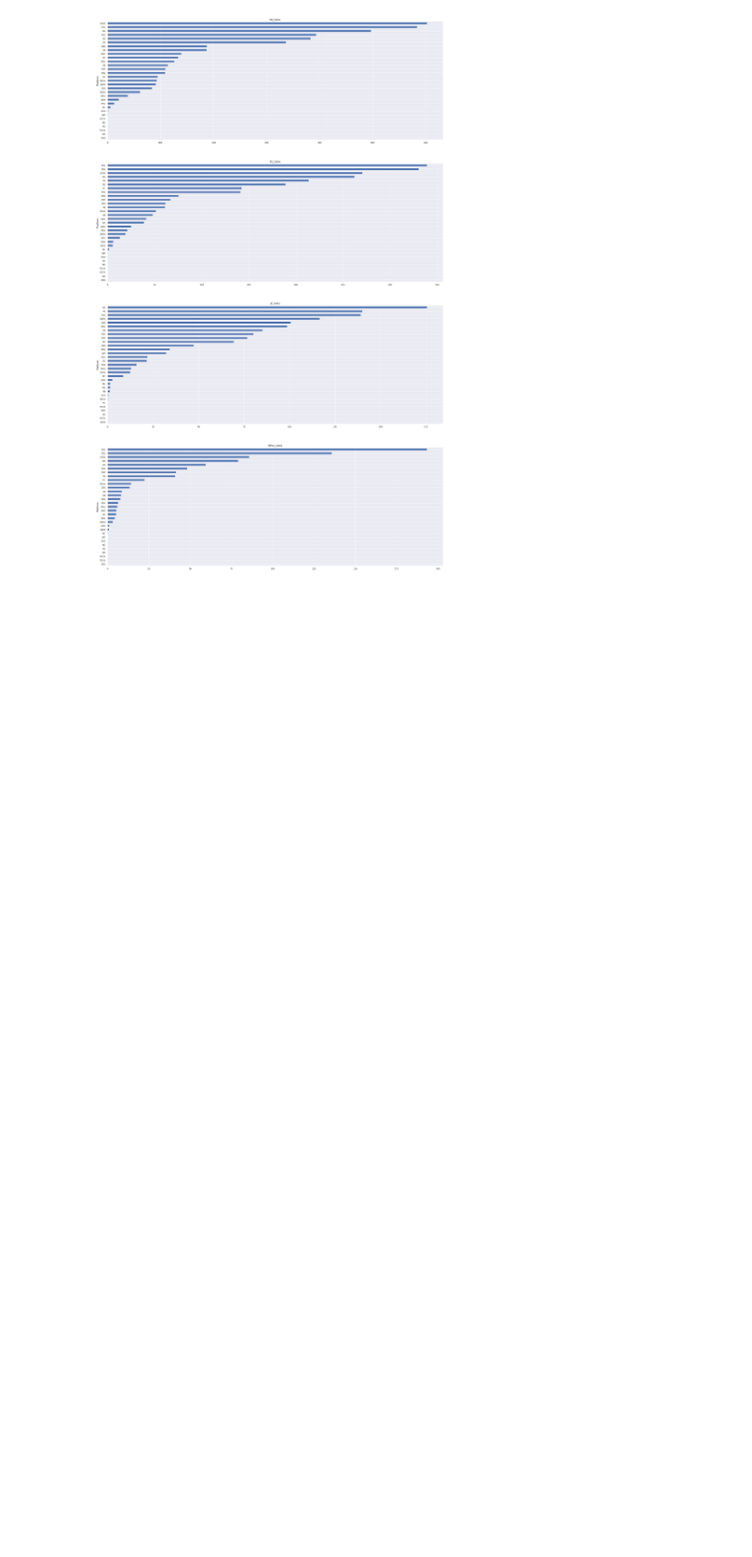
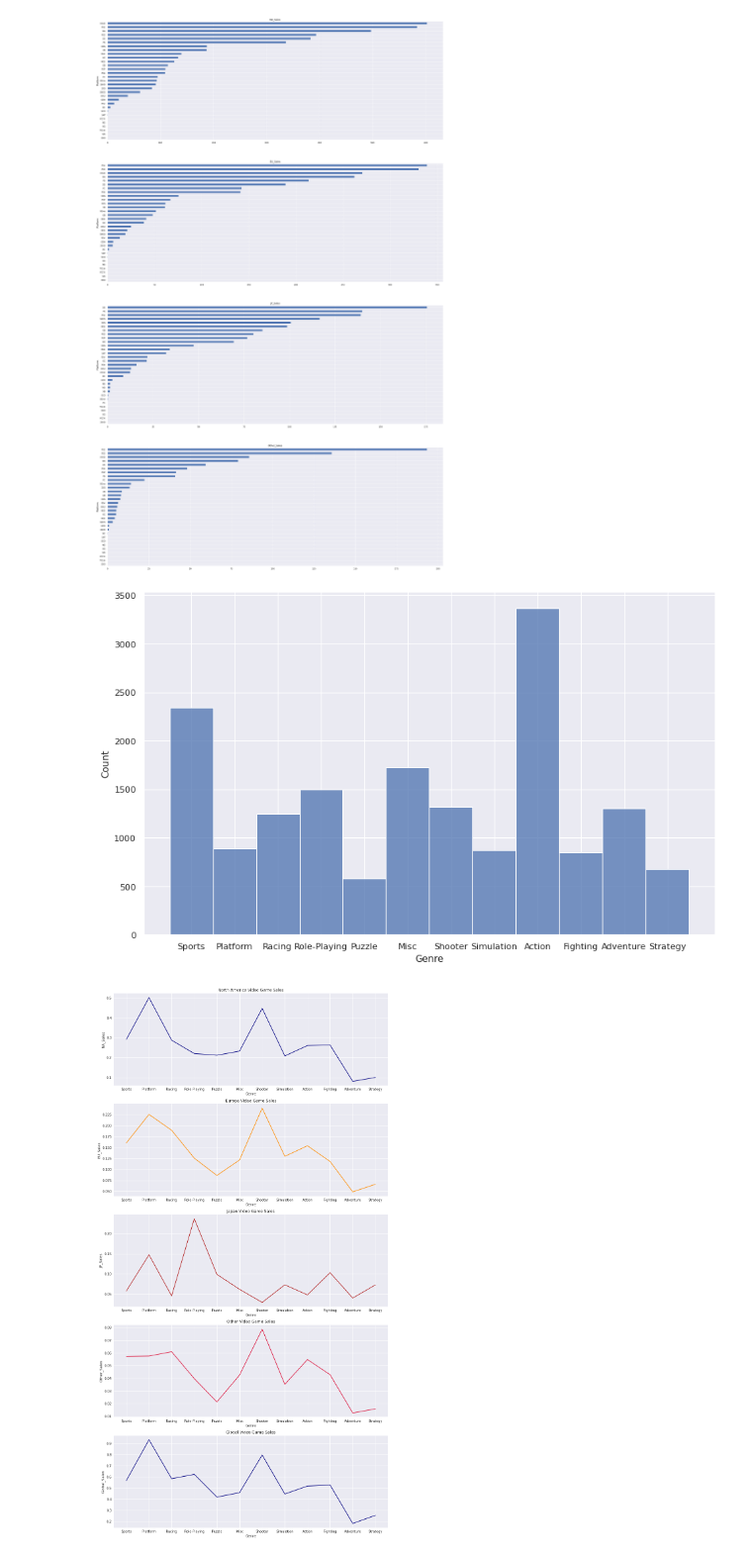
Before and after one commit to dualbricks/cyberbullying_classification, a Jupyter notebook: videoGame_EDA.ipynb, the cells around one changed output. Shown at 99% size. Cells and saved outputs as stored; diff of their text form; code cells hidden in the pictures; blank space fills up the shorter version.

Commit message:
Added data cleaning functions

```diff
--- a/videoGame_EDA.ipynb
+++ b/videoGame_EDA.ipynb
@@ -100,3 +129,38 @@ data.groupby('Platform')['Other_Sales'].sum().sort_values(ascending=True).plot(k
 # %% [output]
 <AxesSubplot:title={'center':'Other_Sales'}, ylabel='Platform'>
 [figure]
+# %%
+
+cleanedData = null_cleaning(data, ['Genre', 'Publisher'])
+cleanedGenre = cleanedData['Genre']
+
+fig, ax = plt.subplots(1,1, figsize=(13,8))
+sb.histplot(data = cleanedGenre)
+
+plt.style.use("seaborn")
+fig, ax =plt.subplots(5,1, figsize=(15,30))
+
+sb.lineplot(data=data, x = 'Genre', y = "NA_Sales", ci=None, ax=ax[0], color="navy")
+ax[0].set_title("North America Video Game Sales")
+
+sb.lineplot(data=data, x = 'Genre', y = "EU_Sales", ci=None, ax=ax[1], color="darkorange")
+ax[1].set_title("Europe Video Game Sales")
+
+sb.lineplot(data=data, x = 'Genre', y = "JP_Sales", ci=None, ax=ax[2], color="firebrick")
+ax[2].set_title("Japan Video Game Sales")
+
+sb.lineplot(data=data, x = 'Genre', y = "Other_Sales", ci=None, ax=ax[3], color="crimson")
+ax[3].set_title("Other Video Game Sales")
+
+sb.lineplot(data=data, x = 'Genre', y = "Global_Sales", ci=None, ax=ax[4], color="navy")
+ax[4].set_title("Global Video Game Sales")
+
+plt.figure(figsize=(12, 8))
+data_corr = data.corr()
+sb.heatmap(data_corr,
+            xticklabels = data_corr.columns.values,
+            yticklabels = data_corr.columns.values,
+            annot = True);
+# %% [output]
+[figure, added]
+[figure, added]
```
Also changed, not shown: parts of 5 cells of this notebook.
